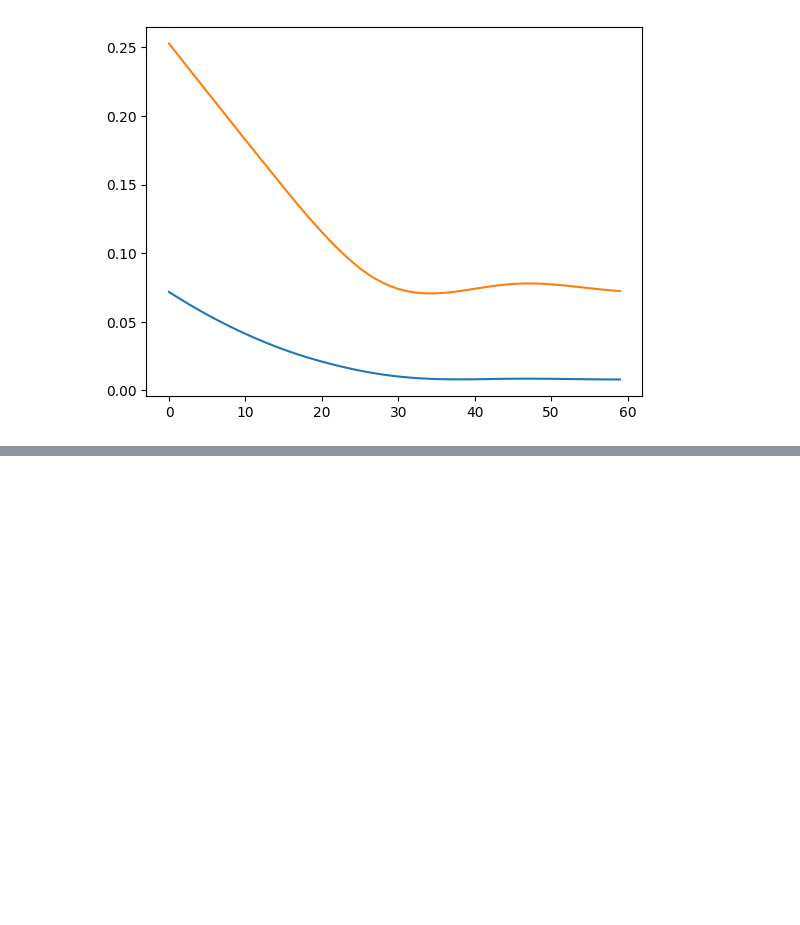
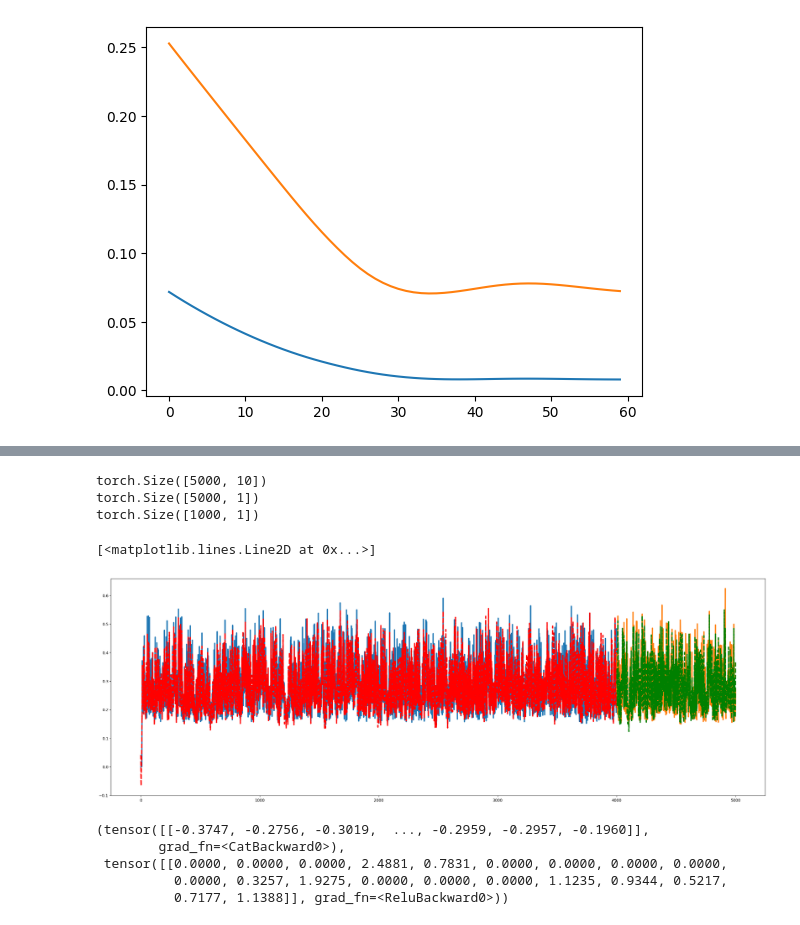
Before and after one commit to g-lago8/ComputationalNeuroScience, a Jupyter notebook: LAB3/assignment3.ipynb, the cells around one changed output, grey strips where cells are left out. Drawn from its saved outputs; the diff is of its cells as text; code cells hidden in the pictures; blank space fills up the shorter version.

```diff
--- a/LAB3/assignment3.ipynb
+++ b/LAB3/assignment3.ipynb
@@ -421,0 +428,19 @@ KeyboardInterrupt:
+# %%
+with torch.no_grad():
+    y_hats, _ = model(torch.cat((x_train, x_val), dim=1))
+    print(y_hats.shape)
+
+y_hats_train = y_hats[ :4000,:]
+y_hats_val = y_hats[4000:5000,:]
+print(y_hats_val.shape)
+plt.figure(figsize=(30,10))
+plt.plot(y_train.squeeze(), label ='True training targets', linewidth=3)
+plt.plot(y_hats_train, label ='predicted training targets', linestyle = '--', color='r', linewidth=3)
+plt.plot(np.arange(4000, 5000), y_val.squeeze(), label ='True validation targets', linewidth=3)
+plt.plot(np.arange(4000, 5000), y_hats_val.squeeze(), label ='predicted validation targets', linestyle = '--', color='g', linewidth=3)
+# %% [output]
+torch.Size([5000, 10])
+torch.Size([5000, 1])
+torch.Size([1000, 1])
+[<matplotlib.lines.Line2D at 0x...>]
+[figure, added]
@@ -421,0 +496,10 @@ KeyboardInterrupt:
+# %%
+rnn = DecoderRNN( input_size=1, hidden_size=20, output_size=1, activation_function='relu')
+
+rnn(x= x_train, y=y_train)
+# %% [output]
+(tensor([[-0.3747, -0.2756, -0.3019,  ..., -0.2959, -0.2957, -0.1960]],
+        grad_fn=<CatBackward0>),
+ tensor([[0.0000, 0.0000, 0.0000, 2.4881, 0.7831, 0.0000, 0.0000, 0.0000, 0.0000,
+          0.0000, 0.3257, 1.9275, 0.0000, 0.0000, 0.0000, 1.1235, 0.9344, 0.5217,
+          0.7177, 1.1388]], grad_fn=<ReluBackward0>))
```
Also changed, not shown: parts of 13 cells of this notebook.
